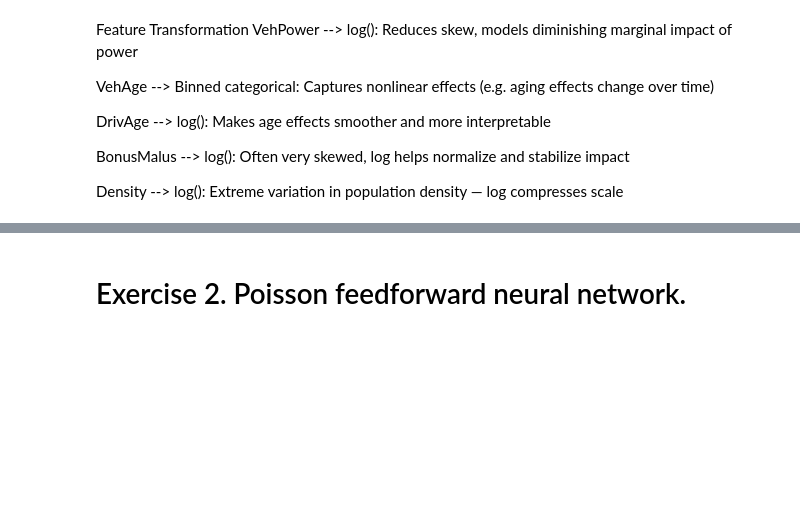
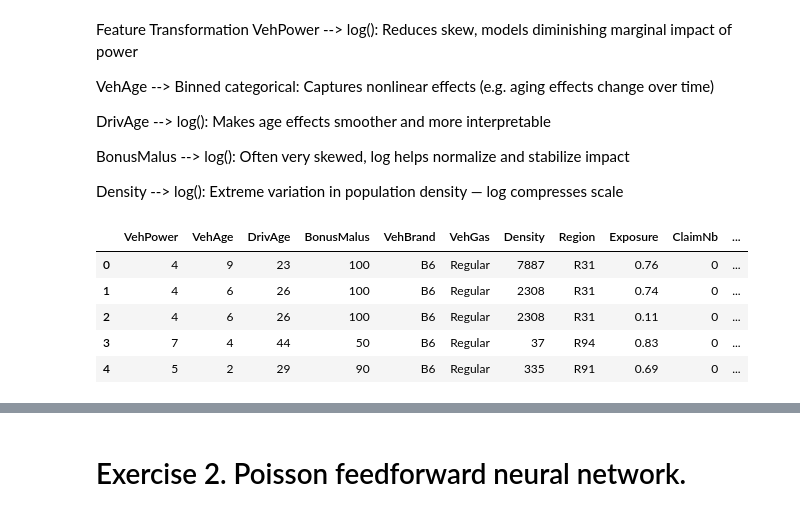
Before and after one commit to yannickhaenggi/CAS-ETH-ML-Project-2, a Jupyter notebook: src/Project 2 - Template.ipynb, the cells around one changed output, grey strips where cells are left out. Saved outputs shown, nothing was run; the diff lists cells and outputs as text; code cells hidden in the pictures; blank space fills up the shorter version.

```diff
--- a/src/Project 2 - Template.ipynb
+++ b/src/Project 2 - Template.ipynb
@@ -190,6 +274,15 @@ df['Density_log'] = np.log(df['Density'])
 
 # VehAge binning
 df['VehAge_binned'] = pd.cut(df['VehAge'], bins=[-1, 6, 13, np.inf], labels=['[0,6)', '[6,13)', '[13,∞)'])
+# %%
+df.head()
+# %% [output]
+|  | VehPower | VehAge | DrivAge | BonusMalus | VehBrand | VehGas | Density | Region | Exposure | ClaimNb | ... |
+| 0 | 4 | 9 | 23 | 100 | B6 | Regular | 7887 | R31 | 0.76 | 0 | ... |
+| 1 | 4 | 6 | 26 | 100 | B6 | Regular | 2308 | R31 | 0.74 | 0 | ... |
+| 2 | 4 | 6 | 26 | 100 | B6 | Regular | 2308 | R31 | 0.11 | 0 | ... |
+| 3 | 7 | 4 | 44 | 50 | B6 | Regular | 37 | R94 | 0.83 | 0 | ... |
+| 4 | 5 | 2 | 29 | 90 | B6 | Regular | 335 | R91 | 0.69 | 0 | ... |
 # %%
 from sklearn.preprocessing import StandardScaler
 
```
Also changed, not shown: parts of 17 cells of this notebook.
